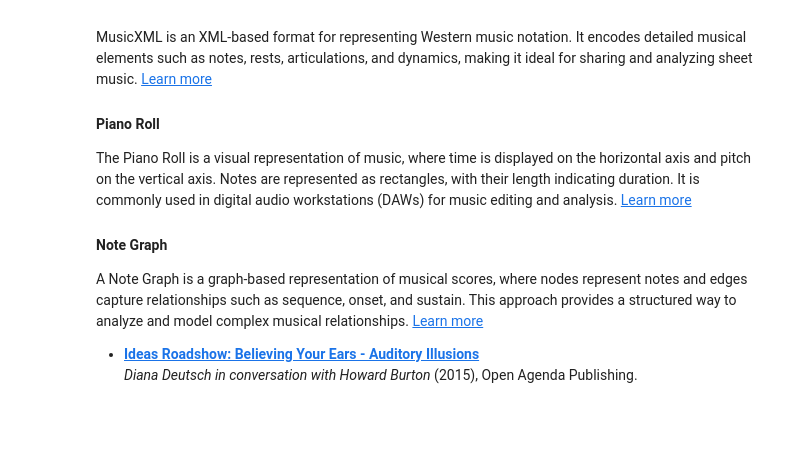
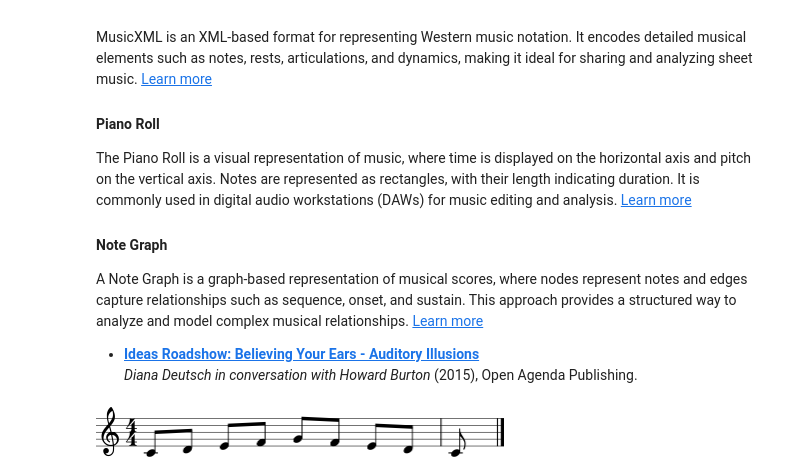
Before and after one commit to alexarje/sensing, a Jupyter notebook: book/week4.ipynb, the cells around one changed output. Saved outputs shown, nothing was run; the diff lists cells and outputs as text; code cells hidden in the pictures; blank space fills up the shorter version.

```diff
--- a/book/week4.ipynb
+++ b/book/week4.ipynb
@@ -248,3 +247,17 @@ A Note Graph is a graph-based representation of musical scores, where nodes repr
 
 - **[Ideas Roadshow: Believing Your Ears - Auditory Illusions](https://ideasroadshow.com/items/believing-your-ears-auditory-illusions)**
     *Diana Deutsch in conversation with Howard Burton* (2015), Open Agenda Publishing.
+# %%
+import music21
+music21.environment.UserSettings()['musescoreDirectPNGPath'] = '/usr/bin/mscore3'
+
+# Create a simple melody: C D E F G F E D C
+melody_notes = ['C4', 'D4', 'E4', 'F4', 'G4', 'F4', 'E4', 'D4', 'C4']
+melody = music21.stream.Stream()
+for n in melody_notes:
+    melody.append(music21.note.Note(n, quarterLength=0.5))
+
+# Show the musical score (this will render in Jupyter if MuseScore or similar is installed)
+melody.show()
+# %% [output]
+[figure, added]
```
Also changed, not shown: parts of 1 cell of this notebook, 2 other files.
